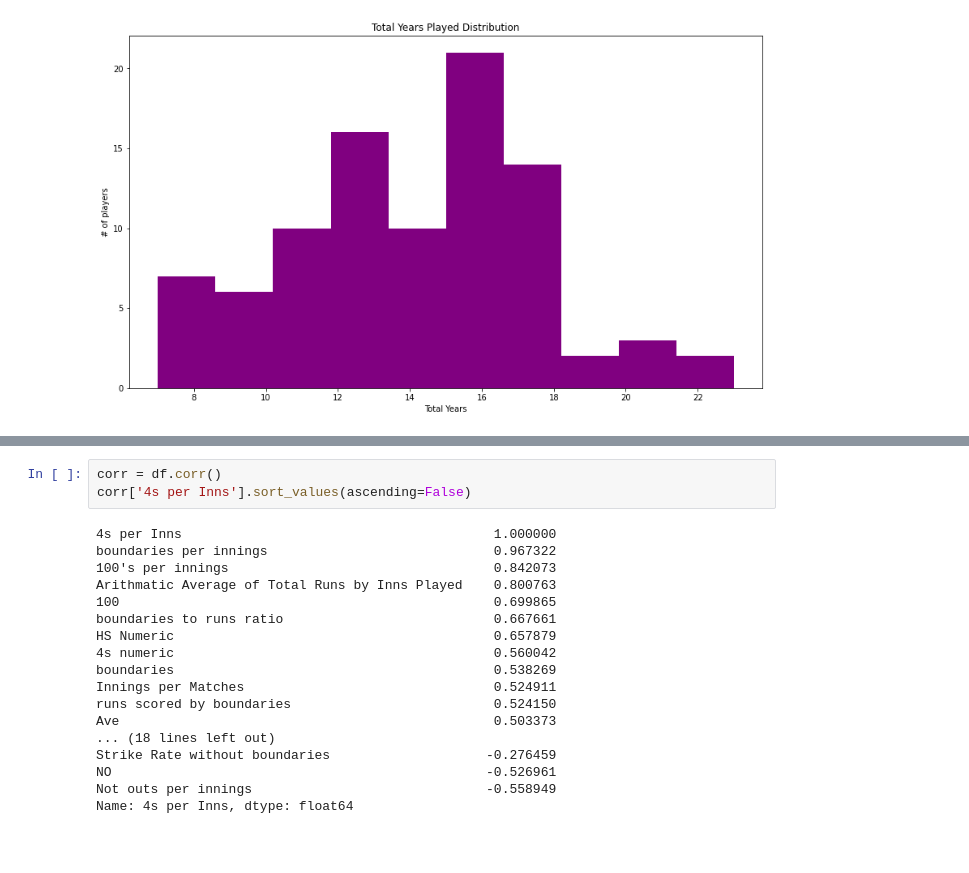
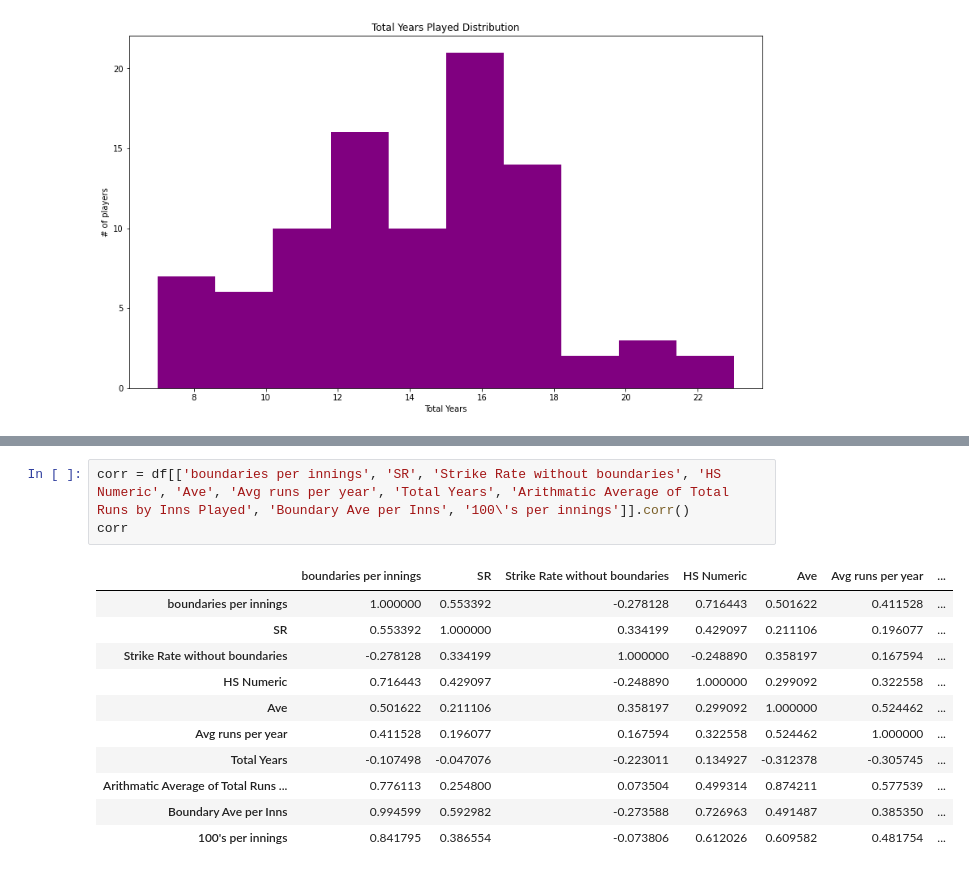
Before and after one commit to AmanJain27/Cricket-Analysis, a Jupyter notebook: EDA/data_eda.ipynb, the cells around one changed output, grey strips where cells are left out. Cells and saved outputs as stored; diff of their text form; blank space fills up the shorter version.

```diff
--- a/EDA/data_eda.ipynb
+++ b/EDA/data_eda.ipynb
@@ -131,22 +133,16 @@ Index(['Player', 'Span', 'Mat', 'Inns', 'NO', 'Runs', 'HS', 'Ave', 'BF', 'SR',
       dtype='object')
 # %%
-corr = df.corr()
-corr['4s per Inns'].sort_values(ascending=False)
+corr = df[['boundaries per innings', 'SR', 'Strike Rate without boundaries', 'HS Numeric', 'Ave', 'Avg runs per year', 'Total Years', 'Arithmatic Average of Total Runs by Inns Played', 'Boundary Ave per Inns', '100\'s per innings']].corr()
+corr
 # %% [output]
-4s per Inns                                        1.000000
-boundaries per innings                             0.967322
-100's per innings                                  0.842073
-Arithmatic Average of Total Runs by Inns Played    0.800763
-100                                                0.699865
-boundaries to runs ratio                           0.667661
-HS Numeric                                         0.657879
-4s numeric                                         0.560042
-boundaries                                         0.538269
-Innings per Matches                                0.524911
-runs scored by boundaries                          0.524150
-Ave                                                0.503373
-... (18 lines left out)
-Strike Rate without boundaries                    -0.276459
-NO                                                -0.526961
-Not outs per innings                              -0.558949
-Name: 4s per Inns, dtype: float64
+|  | boundaries per innings | SR | Strike Rate without boundaries | HS Numeric | Ave | Avg runs per year | ... |
+| boundaries per innings | 1.000000 | 0.553392 | -0.278128 | 0.716443 | 0.501622 | 0.411528 | ... |
+| SR | 0.553392 | 1.000000 | 0.334199 | 0.429097 | 0.211106 | 0.196077 | ... |
+| Strike Rate without boundaries | -0.278128 | 0.334199 | 1.000000 | -0.248890 | 0.358197 | 0.167594 | ... |
+| HS Numeric | 0.716443 | 0.429097 | -0.248890 | 1.000000 | 0.299092 | 0.322558 | ... |
+| Ave | 0.501622 | 0.211106 | 0.358197 | 0.299092 | 1.000000 | 0.524462 | ... |
+| Avg runs per year | 0.411528 | 0.196077 | 0.167594 | 0.322558 | 0.524462 | 1.000000 | ... |
+| Total Years | -0.107498 | -0.047076 | -0.223011 | 0.134927 | -0.312378 | -0.305745 | ... |
+| Arithmatic Average of Total Runs ... | 0.776113 | 0.254800 | 0.073504 | 0.499314 | 0.874211 | 0.577539 | ... |
+| Boundary Ave per Inns | 0.994599 | 0.592982 | -0.273588 | 0.726963 | 0.491487 | 0.385350 | ... |
+| 100's per innings | 0.841795 | 0.386554 | -0.073806 | 0.612026 | 0.609582 | 0.481754 | ... |
```
Also changed, not shown: parts of 4 cells of this notebook.
